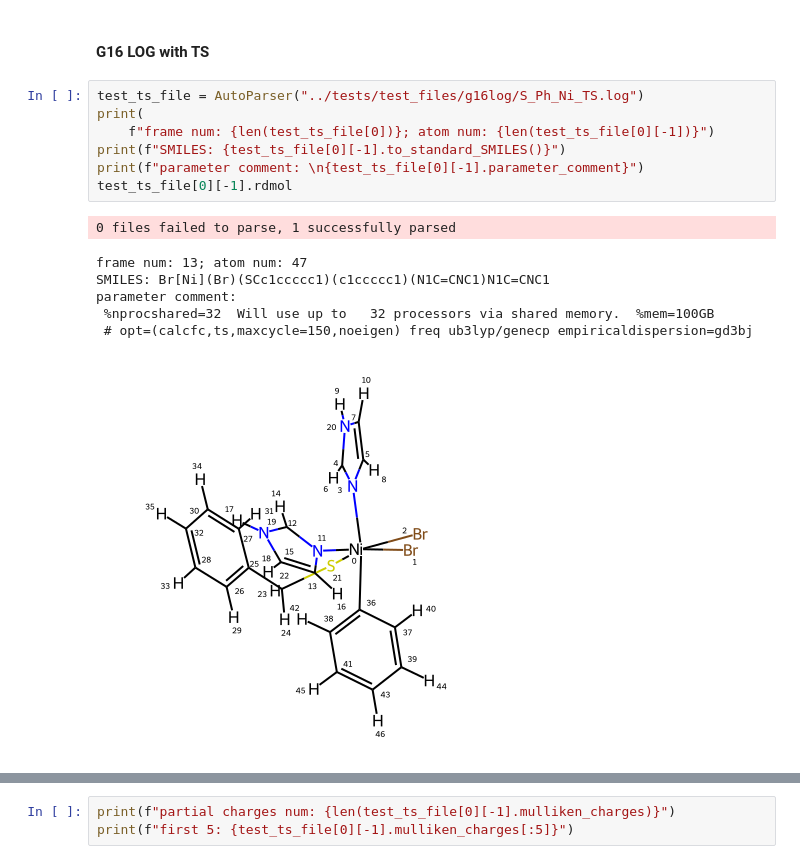
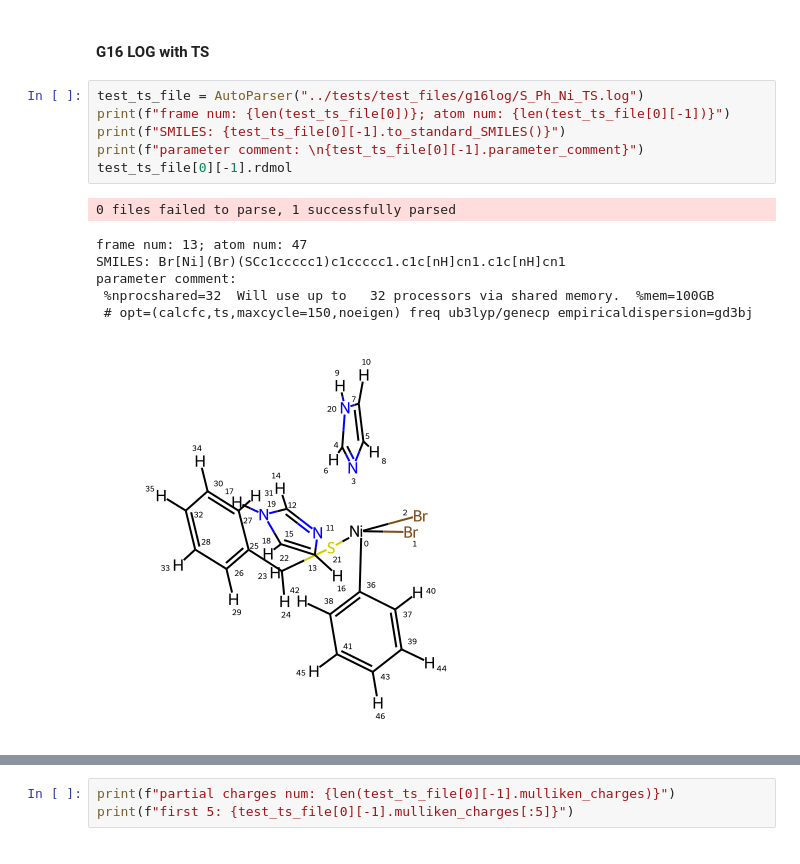
Before and after one commit to gentle1999/MolOP, a Jupyter notebook: tutorial/get_start.ipynb, the cells around one changed output, grey strips where cells are left out. Saved outputs shown, nothing was run; the diff lists cells and outputs as text.

```diff
--- a/tutorial/get_start.ipynb
+++ b/tutorial/get_start.ipynb
@@ -314,19 +315,18 @@ print(test_opt_file[0][-1].beta_energy)
 #### G16 LOG with TS
 # %%
 test_ts_file = AutoParser("../tests/test_files/g16log/S_Ph_Ni_TS.log")
-print(
-    f"frame num: {len(test_ts_file[0])}; atom num: {len(test_ts_file[0][-1])}")
+print(f"frame num: {len(test_ts_file[0])}; atom num: {len(test_ts_file[0][-1])}")
 print(f"SMILES: {test_ts_file[0][-1].to_standard_SMILES()}")
 print(f"parameter comment: \n{test_ts_file[0][-1].parameter_comment}")
 test_ts_file[0][-1].rdmol
 # %% [output]
 0 files failed to parse, 1 successfully parsed
 frame num: 13; atom num: 47
-SMILES: Br[Ni](Br)(SCc1ccccc1)(c1ccccc1)(N1C=CNC1)N1C=CNC1
+SMILES: Br[Ni](Br)(SCc1ccccc1)c1ccccc1.c1c[nH]cn1.c1c[nH]cn1
 parameter comment:
  %nprocshared=32  Will use up to   32 processors via shared memory.  %mem=100GB
  # opt=(calcfc,ts,maxcycle=150,noeigen) freq ub3lyp/genecp empiricaldispersion=gd3bj
-[figure, old version]
+[figure, new version]
 # %%
 print(test_ts_file[0][-1].energy)
 test_ts_file[0][-1].thermal_energy
```
Also changed, not shown: parts of 9 cells of this notebook, 11 other files.
